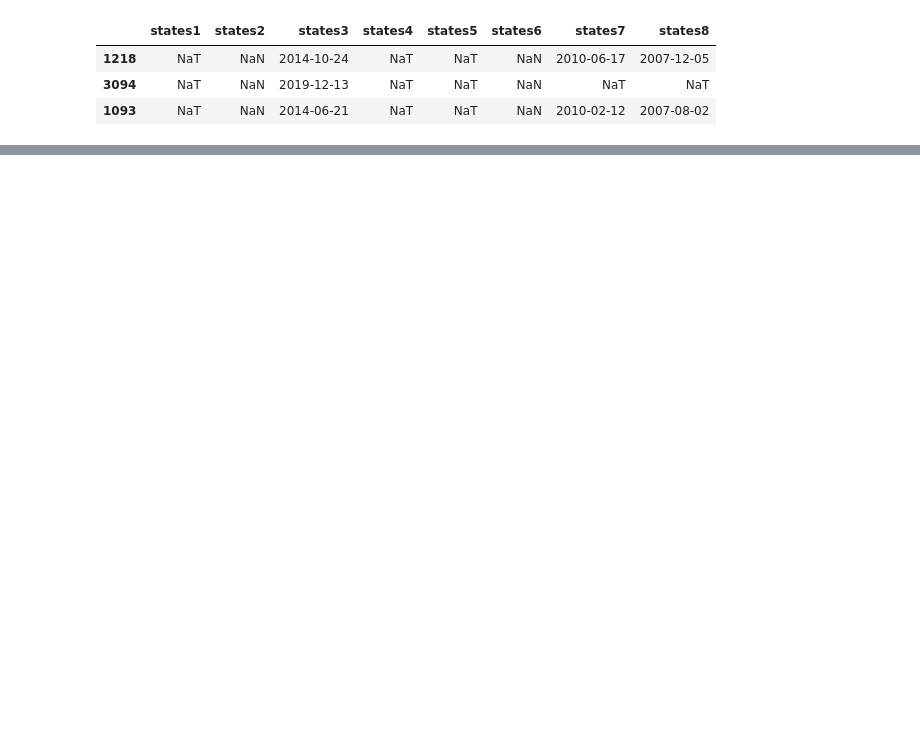
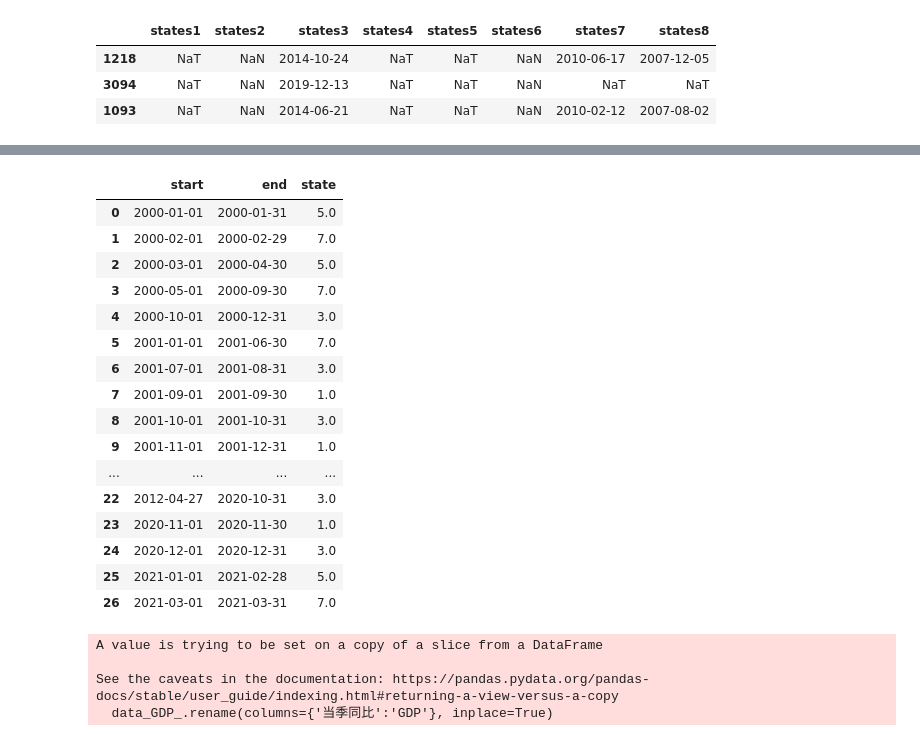
Before and after one commit to ibestrace/folio, a Jupyter notebook: Macro_Strategy_TAA.ipynb, the cells around one changed output, grey strips where cells are left out. Saved outputs shown, nothing was run; the diff lists cells and outputs as text; code cells hidden in the pictures; blank space fills up the shorter version.

```diff
--- a/Macro_Strategy_TAA.ipynb
+++ b/Macro_Strategy_TAA.ipynb
@@ -329,0 +339,38 @@ states_timeline.sample(3)
+# %%
+# 构造时间线状态表
+from datetime import datetime
+
+states_table = pd.DataFrame()
+start_date = states_timeline.index[0]
+sta = states_timeline.iloc[0, 0]
+inx = 0
+
+for D in states_timeline.index:
+    state_ = states_timeline.loc[D, 'state']
+    if state_ != sta:
+        states_table.loc[inx, 'start'] = start_date
+        states_table.loc[inx, 'end'] = D - pd.Timedelta('1 days')
+        states_table.loc[inx, 'state'] = sta
+        inx +=1
+        start_date = D
+        sta = state_
+
+states_table
+# %% [output]
+|  | start | end | state |
+| 0 | 2000-01-01 | 2000-01-31 | 5.0 |
+| 1 | 2000-02-01 | 2000-02-29 | 7.0 |
+| 2 | 2000-03-01 | 2000-04-30 | 5.0 |
+| 3 | 2000-05-01 | 2000-09-30 | 7.0 |
+| 4 | 2000-10-01 | 2000-12-31 | 3.0 |
+| 5 | 2001-01-01 | 2001-06-30 | 7.0 |
+| 6 | 2001-07-01 | 2001-08-31 | 3.0 |
+| 7 | 2001-09-01 | 2001-09-30 | 1.0 |
+| 8 | 2001-10-01 | 2001-10-31 | 3.0 |
+| 9 | 2001-11-01 | 2001-12-31 | 1.0 |
+| ... | ... | ... | ... |
+| 22 | 2012-04-27 | 2020-10-31 | 3.0 |
+| 23 | 2020-11-01 | 2020-11-30 | 1.0 |
+| 24 | 2020-12-01 | 2020-12-31 | 3.0 |
+| 25 | 2021-01-01 | 2021-02-28 | 5.0 |
+| 26 | 2021-03-01 | 2021-03-31 | 7.0 |
@@ -329,0 +379,32 @@ states_timeline.sample(3)
+# %%
+import pandas as pd
+
+# 读取GDP数据
+data_GDP = pd.read_excel('data/MSTAA_data/GDP.xlsx',
+                         sheet_name='data_GDP',
+                         index_col='时间',
+                         parse_dates=True)
+data_GDP['当季同比'] = data_GDP['当季同比'] / 100
+data_GDP_ = data_GDP[data_GDP.index > '2000-1-1']
+data_GDP_.rename(columns={'当季同比':'GDP'}, inplace=True)
+
+# 读取CPI数据
+data_CPI = pd.read_excel('data/MSTAA_data/CPI.xlsx',
+                         sheet_name='data_CPI',
+                         index_col='date',
+                         parse_dates=True)
+data_CPI_ = data_CPI / 100
+
+# 读取利率数据
+data_RATE = pd.read_excel('data/MSTAA_data/rate.xlsx',
+                          sheet_name='rate',
+                          index_col='date',
+                          parse_dates=True,
+                          na_filter=True)
+data_RATE.fillna(method='ffill', inplace=True)
+data_RATE_ = data_RATE.apply(lambda x : x / 100)
+# %% [output]
+A value is trying to be set on a copy of a slice from a DataFrame
+
+See the caveats in the documentation: https://pandas.pydata.org/pandas-docs/stable/user_guide/indexing.html#returning-a-view-versus-a-copy
+  data_GDP_.rename(columns={'当季同比':'GDP'}, inplace=True)
```
Also changed, not shown: parts of 8 cells of this notebook, 3 other files.
